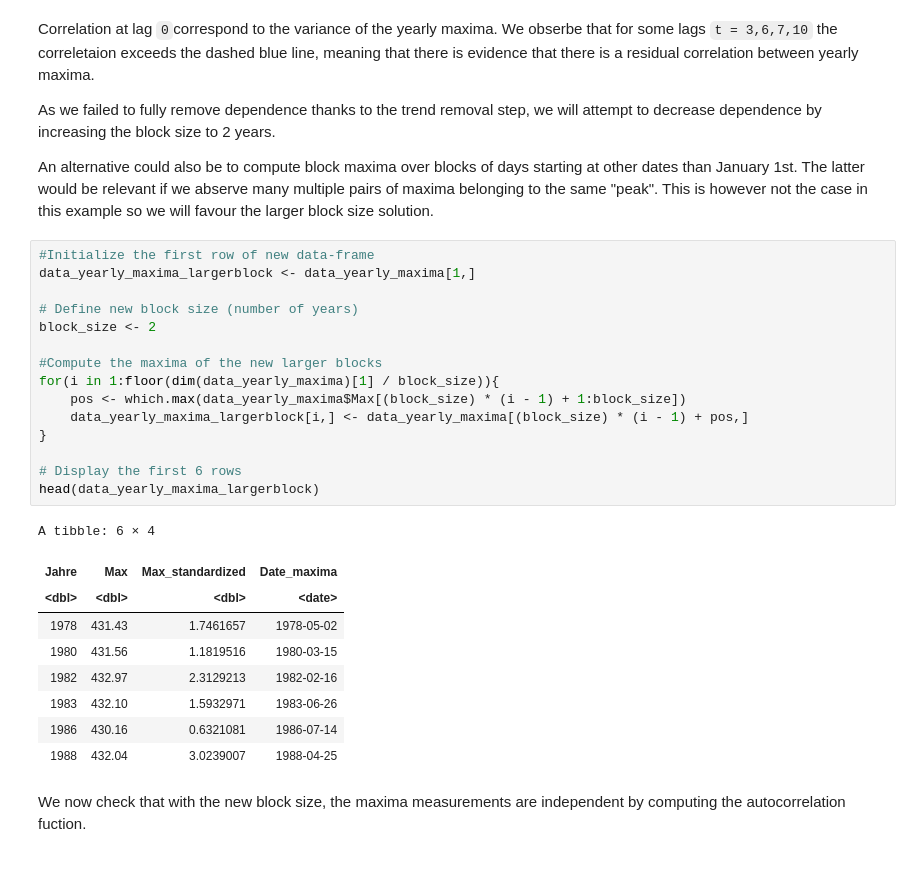
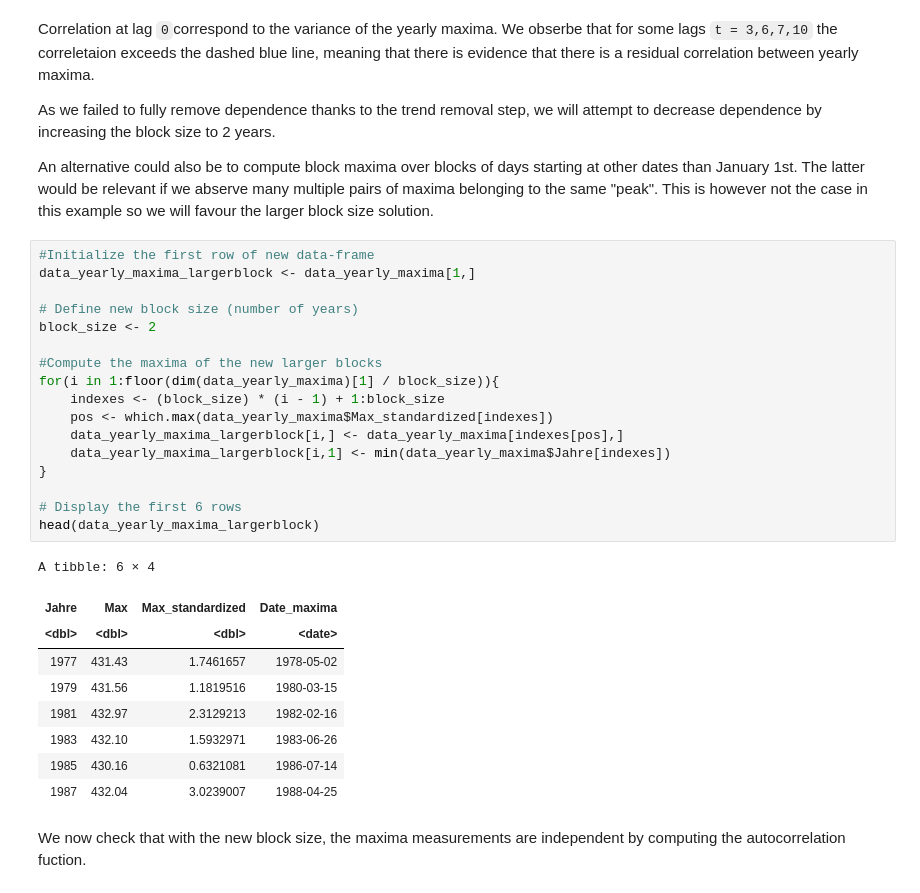
Before and after one commit to foen-admin-ch/groundwater-extreme-analysis, a Jupyter notebook: notebooks/example_4.ipynb, the cells around one changed output. Saved outputs shown, nothing was run; the diff lists cells and outputs as text.

```diff
--- a/notebooks/example_4.ipynb
+++ b/notebooks/example_4.ipynb
@@ -181,28 +184,30 @@ An alternative could also be to compute block maxima over blocks of days startin
 # %%
 #Initialize the first row of new data-frame
 data_yearly_maxima_largerblock <- data_yearly_maxima[1,]
 
 # Define new block size (number of years)
 block_size <- 2
 
 #Compute the maxima of the new larger blocks
 for(i in 1:floor(dim(data_yearly_maxima)[1] / block_size)){
-    pos <- which.max(data_yearly_maxima$Max[(block_size) * (i - 1) + 1:block_size])
-    data_yearly_maxima_largerblock[i,] <- data_yearly_maxima[(block_size) * (i - 1) + pos,]
+    indexes <- (block_size) * (i - 1) + 1:block_size
+    pos <- which.max(data_yearly_maxima$Max_standardized[indexes])
+    data_yearly_maxima_largerblock[i,] <- data_yearly_maxima[indexes[pos],]
+    data_yearly_maxima_largerblock[i,1] <- min(data_yearly_maxima$Jahre[indexes])
 }
 
 # Display the first 6 rows
 head(data_yearly_maxima_largerblock)
 # %% [output]
 A tibble: 6 × 4
 | Jahre | Max | Max_standardized | Date_maxima |
 | <dbl> | <dbl> | <dbl> | <date> |
-| 1978 | 431.43 | 1.7461657 | 1978-05-02 |
-| 1980 | 431.56 | 1.1819516 | 1980-03-15 |
-| 1982 | 432.97 | 2.3129213 | 1982-02-16 |
+| 1977 | 431.43 | 1.7461657 | 1978-05-02 |
+| 1979 | 431.56 | 1.1819516 | 1980-03-15 |
+| 1981 | 432.97 | 2.3129213 | 1982-02-16 |
 | 1983 | 432.10 | 1.5932971 | 1983-06-26 |
-| 1986 | 430.16 | 0.6321081 | 1986-07-14 |
-| 1988 | 432.04 | 3.0239007 | 1988-04-25 |
+| 1985 | 430.16 | 0.6321081 | 1986-07-14 |
+| 1987 | 432.04 | 3.0239007 | 1988-04-25 |
 # %% [markdown]
 We now check that with the new block size, the maxima measurements are independent by computing the autocorrelation fuction.
 # %%
```
Also changed, not shown: parts of 9 cells of this notebook.
